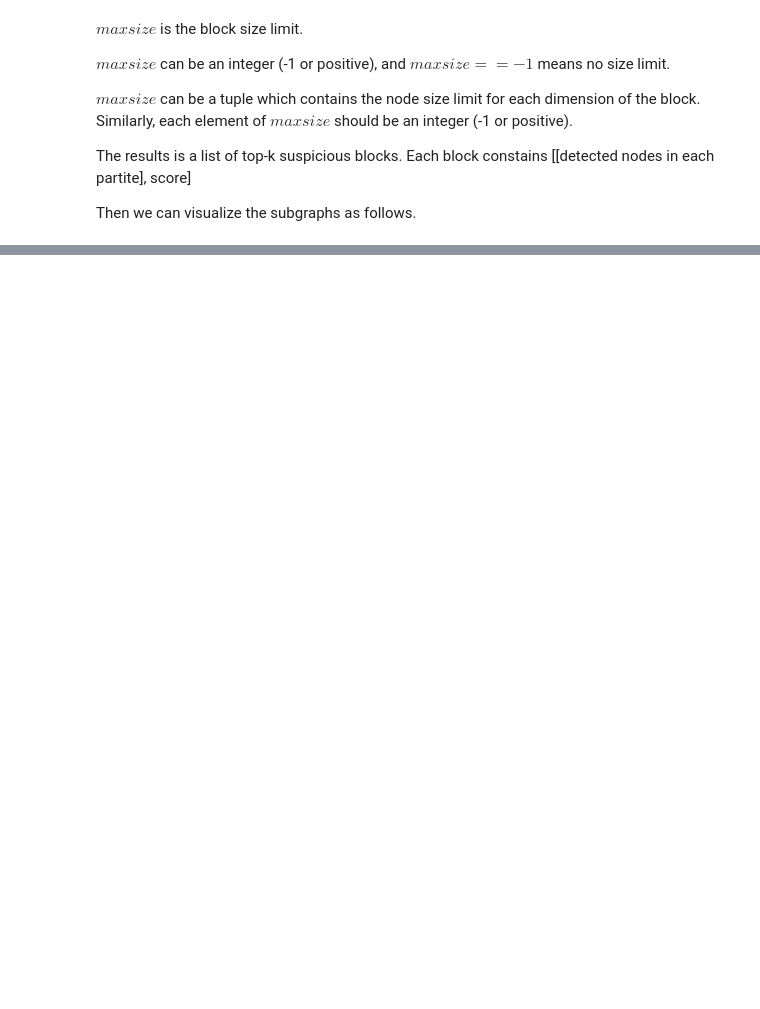
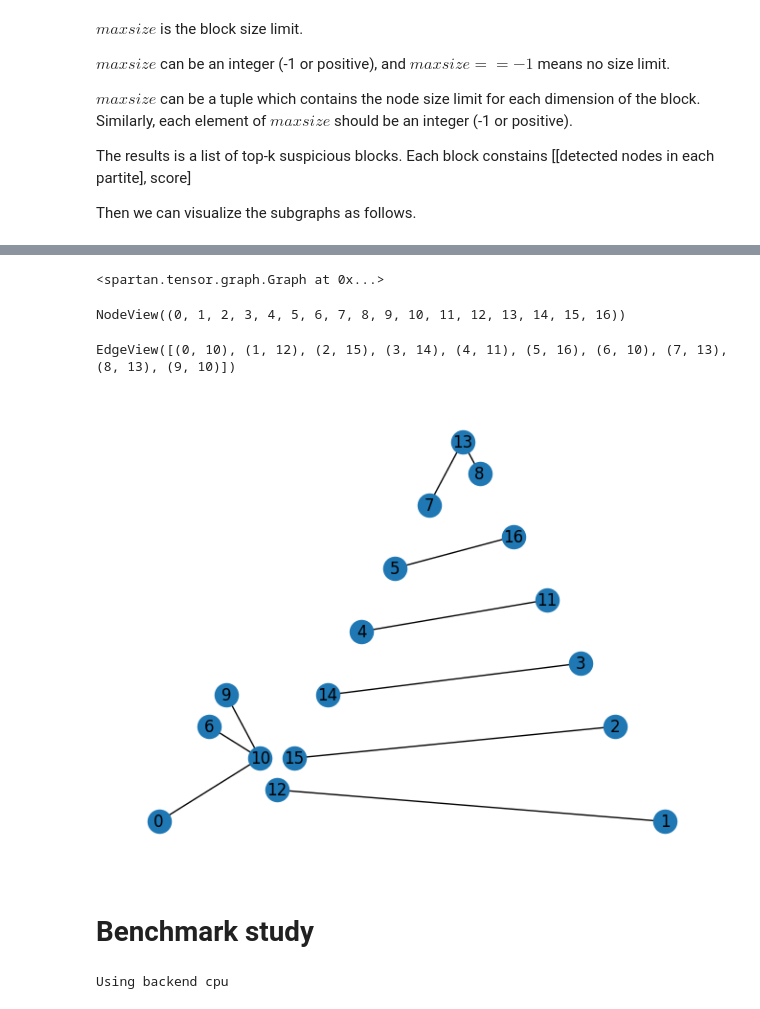
Before and after one commit to B-Deprez/flowscope, a Jupyter notebook: FlowScope.ipynb, the cells around one changed output, grey strips where cells are left out. Cells and saved outputs as stored; diff of their text form; code cells hidden in the pictures; blank space fills up the shorter version.

Commit message:
extend code to synthetic data

```diff
--- a/FlowScope.ipynb
+++ b/FlowScope.ipynb
@@ -108,4 +189,4 @@ ad_model = st.AnomalyDetection.create(step2list, st.ADPolicy.FlowScope, 'flowsco
 # %%
 # run the model
 #default k=3, alpha=4
-res = ad_model.run(k=3,alpha=4,maxsize=(-1,-1,100))
+res = ad_model.run(k=1,alpha=4,maxsize=(-1,-1,100))
@@ -125,12 +224,6 @@ import matplotlib.pyplot as plt
 import numpy as np
 for r in res:
     one, two, three = r[0]
-    one = np.array(one)
-    two = np.array(two)
-    three = np.array(three)
-    # to subgraph
-    sg_1 = graph_1.get_sub_graph(one, two)
-    sg_2 = graph_2.get_sub_graph(two, three)
-    # networkx plot
-    fig_1 = st.plot_graph(sg_1, bipartite=True, labels=[*one, *two])
-    fig_2 = st.plot_graph(sg_2, bipartite=True, labels=[*two, *three])
+    one = np.array(list(one))
+    two = np.array(list(two))
+    three = np.array(list(three))
@@ -167,0 +238,4 @@ for r in res:
+# %%
+graph_1.get_sub_graph(one, two)
+# %% [output]
+<spartan.tensor.graph.Graph at 0x...>
@@ -167,0 +245,16 @@ for r in res:
+# %%
+graph_nx = from_biadjacency_matrix(graph_1.get_sub_graph(one, two).sm)
+# %%
+graph_nx.nodes
+# %% [output]
+NodeView((0, 1, 2, 3, 4, 5, 6, 7, 8, 9, 10, 11, 12, 13, 14, 15, 16))
+# %%
+graph_nx.edges
+# %% [output]
+EdgeView([(0, 10), (1, 12), (2, 15), (3, 14), (4, 11), (5, 16), (6, 10), (7, 13), (8, 13), (9, 10)])
+# %%
+nx.draw_planar(graph_nx, with_labels=True)
+# %% [output]
+[figure, added]
+# %% [markdown]
+# Benchmark study
@@ -167,0 +267,21 @@ for r in res:
+# %%
+import spartan as st
+# load graph data
+fs1_tensor_data = st.loadTensor(path = "./inputData/synthetic/processed/edge_data_synthetic.csv", header=None)
+fs2_tensor_data = st.loadTensor(path = "./inputData/synthetic/processed/edge_data_synthetic.csv", header=None)
+
+fs1_stensor = fs1_tensor_data.toSTensor(hasvalue=True)
+fs2_stensor = fs2_tensor_data.toSTensor(hasvalue=True)
+
+maxshape = max(fs1_stensor.shape[1], fs2_stensor.shape[0])
+fs1_stensor.shape = (fs1_stensor.shape[0], maxshape)
+fs2_stensor.shape = (maxshape, fs2_stensor.shape[1])
+
+graph_1 = st.Graph(fs1_stensor, bipartite=True, weighted=True, modet=None)
+graph_2 = st.Graph(fs2_stensor, bipartite=True, weighted=True, modet=None)
+
+step2list = []
+step2list.append(graph_1)
+step2list.append(graph_2)
+# %% [output]
+Using backend cpu
```
Also changed, not shown: parts of 26 cells of this notebook, 2 other files.
